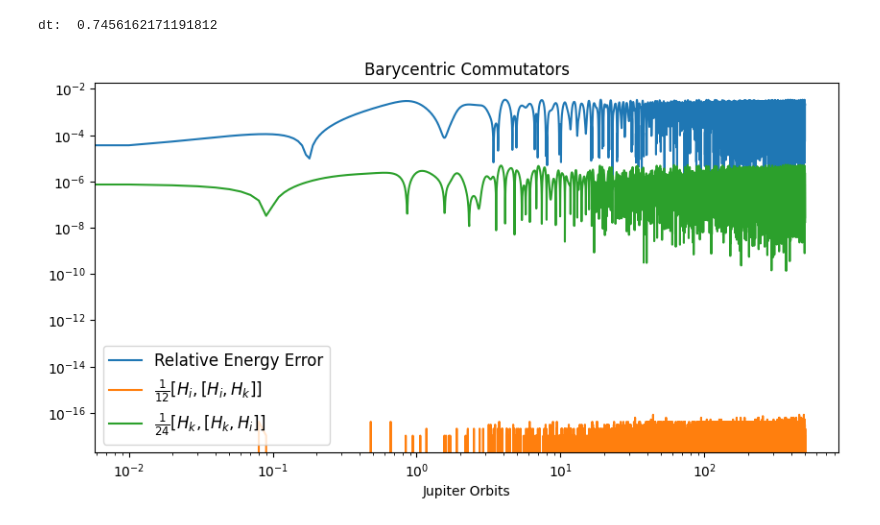
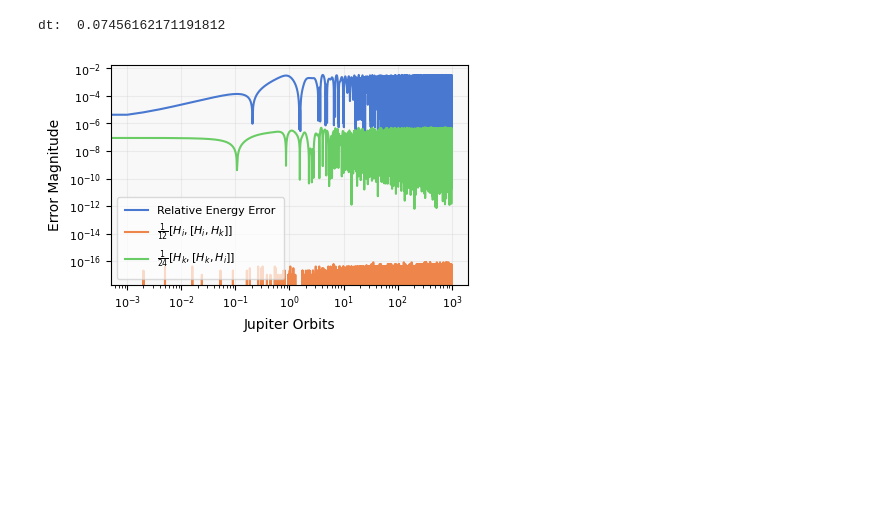
Before and after one commit to luke-wriglesworth/rebound, a Jupyter notebook: barycentric testing/commutator/commutator.ipynb, the cells around one changed output. Drawn from its saved outputs; the diff is of its cells as text; code cells hidden in the pictures; blank space fills up the shorter version.

```diff
--- a/barycentric testing/commutator/commutator.ipynb
+++ b/barycentric testing/commutator/commutator.ipynb
@@ -65,8 +65,8 @@ sim.ri_whfast.corrector = 0
 r = byref(sim)
 init_particles(sim)
 p = sim.particles[1].P
-dt = p/100.
-t_final = 500*p
+dt = p/1000.
+t_final = 1000*p
 print("dt: ",dt)
 times = np.arange(0,t_final,dt)
 energy = np.zeros(len(times))
@@ -79,17 +79,50 @@ for i,t in enumerate(times):
     kki[i] = commutator_k_k_i(r,dt)
     #p = sim.particles[1].P
     energy[i] = np.abs(sim.energy()-ei)/np.abs(ei)
-
-fig = plt.figure(figsize  = (10,5))
-plt.title("Barycentric Commutators")
-plt.plot(times/p,energy, label="Relative Energy Error")
-plt.plot(times/p,iik ,label=r"$\frac{1}{12}[H_i,[H_i,H_k]]$")
-plt.plot(times/p,kki, label=r"$\frac{1}{24}[H_k,[H_k,H_i]]$")
-plt.yscale('log')
-plt.xscale('log')
-plt.xlabel("Jupiter Orbits")
-plt.legend(loc = "lower left", fontsize=12)
-plt.show()
 # %% [output]
-dt:  0.7456162171191812
+dt:  0.07456162171191812
-[figure, removed]
+# %%
+# Reset to default style with white background
+plt.style.use('default')
+# Reduce width for two-column layout (width between 3.3-4.5 inches works well)
+fig = plt.figure(figsize=(4.5, 3))  # Adjusted for two-column format
+
+# Create more professional, subdued color scheme
+colors = ['#4878D0', '#EE854A', '#6ACC64']  # Muted blue, orange, green
+
+# Plot with refined styling
+plt.plot(times/p, energy, label="Relative Energy Error", color=colors[0], linewidth=1.5)
+plt.plot(times/p, iik, label=r"$\frac{1}{12}[H_i,[H_i,H_k]]$", color=colors[1], linewidth=1.5)
+plt.plot(times/p, kki, label=r"$\frac{1}{24}[H_k,[H_k,H_i]]$", color=colors[2], linewidth=1.5)
+
+# Add subtle grid
+plt.grid(alpha=0.3, linestyle='-', color='#CCCCCC')
+
+# Log scales
+plt.yscale('log')
+plt.xscale('log')
+
+# Typography improvements - reduced font sizes for two-column format
+#plt.title("Barycentric Commutators", fontsize=12, fontweight='bold', pad=10)
+plt.xlabel("Jupiter Orbits", fontsize=10, labelpad=5)
+plt.ylabel("Error Magnitude", fontsize=10, labelpad=5)
+
+# Better legend with smaller text
+plt.legend(loc="lower left", fontsize=8, framealpha=0.7,
+           fancybox=True, borderpad=0.8)
+
+# Improve appearance
+plt.tick_params(axis='both', which='major', labelsize=8)
+plt.tight_layout()
+
+# Add subtle background shading for visual appeal
+ax = plt.gca()
+ax.set_facecolor('#F8F8F8')
+fig.patch.set_facecolor('white')
+
+plt.show()
+# For vector graphics in LaTeX, PDF is better than bitmap formats
+# Lower DPI is fine for PDF since it's vector-based
+fig.savefig("commutators.pdf", dpi=150, bbox_inches='tight')
+# %% [output]
+[figure, added]
```
Also changed, not shown: 19 other files.
